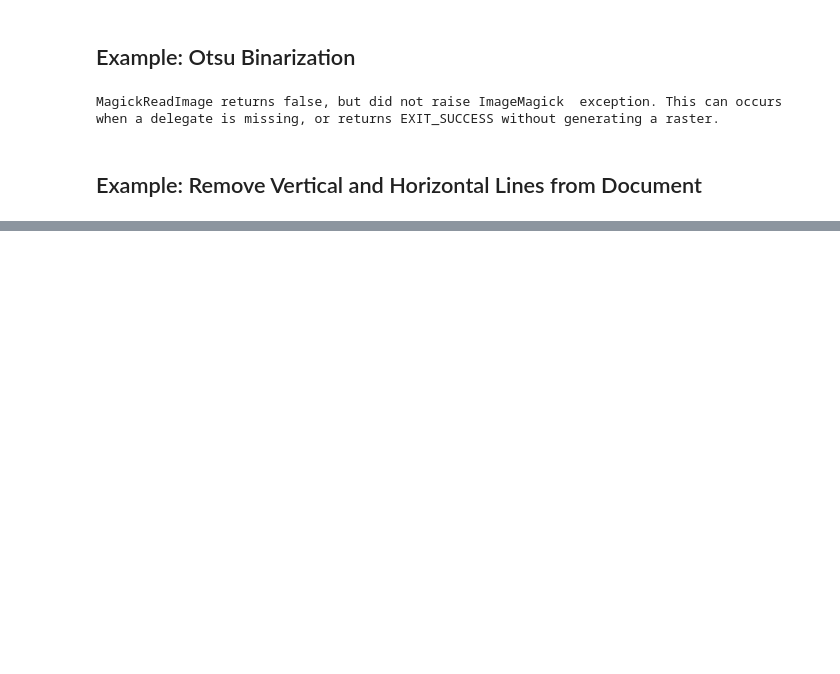
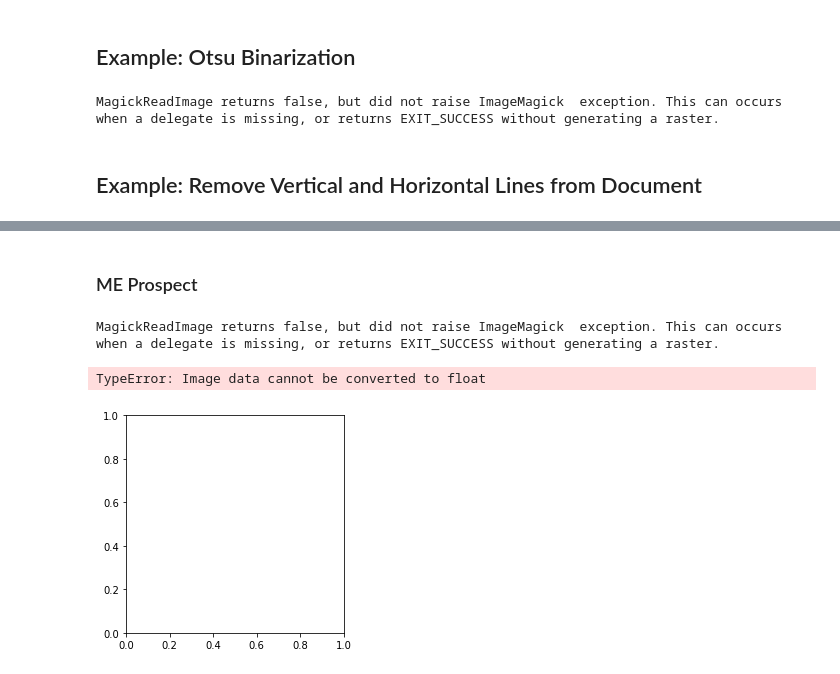
Before and after one commit to brendanSapience/OpenCV-Notebooks, a Jupyter notebook: OpenCV.ipynb, the cells around one changed output, grey strips where cells are left out. Drawn from its saved outputs; the diff is of its cells as text; code cells hidden in the pictures; blank space fills up the shorter version.

```diff
--- a/OpenCV.ipynb
+++ b/OpenCV.ipynb
@@ -310,0 +379,75 @@ MagickReadImage returns false, but did not raise ImageMagick  exception. This ca
+# %% [markdown]
+### ME Prospect
+# %%
+BasePath = '/Users/bren/Desktop/ME/'
+InputFileName = '0121.pdf'
+OutputFileName = '0121_OUT.pdf'
+
+
+# Convert each page into a png file (stored in a uniquely named folder)
+images = []
+images,oPath = convertPdfToImages(BasePath, InputFileName)
+
+# Process each png image 1 by 1 using OpenCV Operations
+for img in images:
+
+    image = cv2.imread(img,cv2.IMREAD_GRAYSCALE) #imread(img,0) to load in grayscale
+
+    # another Operation
+    oi2 = OTSUBinarization(image)
+    #showImage(oi2.image)
+
+    cv2.imwrite(img,oi2.image)
+
+
+# Recombine all modifed png files into a single multi-page pdf
+convertImagesToPdf(images, BasePath, OutputFileName)
+deleteTempFolderForImages(oPath)
+
+#display the pdf
+try:
+    WImage(filename=BasePath+OutputFileName)
+except Exception as e:
+    print(e)
+# %% [output]
+MagickReadImage returns false, but did not raise ImageMagick  exception. This can occurs when a delegate is missing, or returns EXIT_SUCCESS without generating a raster.
+# %%
+BasePath = '/Users/bren/Desktop/ME/'
+InputFileName = '0121.pdf'
+OutputFileName = '0121_OUT_2.pdf'
+
+
+# Convert each page into a png file (stored in a uniquely named folder)
+images = []
+images,oPath = convertPdfToImages(BasePath, InputFileName)
+
+# Process each png image 1 by 1 using OpenCV Operations
+for image in images:
+
+    #image = cv2.imread(img,cv2.IMREAD_GRAYSCALE) #imread(img,0) to load in grayscale
+
+    img = np.asarray(image)
+    plt.imshow(img)
+    img_hsv = cv2.cvtColor(img, cv2.COLOR_RGB2HSV)
+    plt.figure(figsize=(20,20))
+    plt.imshow(img_hsv)
+
+    # another Operation
+    oi2 = OTSUBinarization(image)
+    #showImage(oi2.image)
+
+    cv2.imwrite(img,oi2.image)
+
+
+# Recombine all modifed png files into a single multi-page pdf
+convertImagesToPdf(images, BasePath, OutputFileName)
+deleteTempFolderForImages(oPath)
+
+#display the pdf
+try:
+    WImage(filename=BasePath+OutputFileName)
+except Exception as e:
+    print(e)
+# %% [output]
+TypeError: Image data cannot be converted to float
+[figure, added]
```
Also changed, not shown: parts of 4 cells of this notebook, 22 other files.
